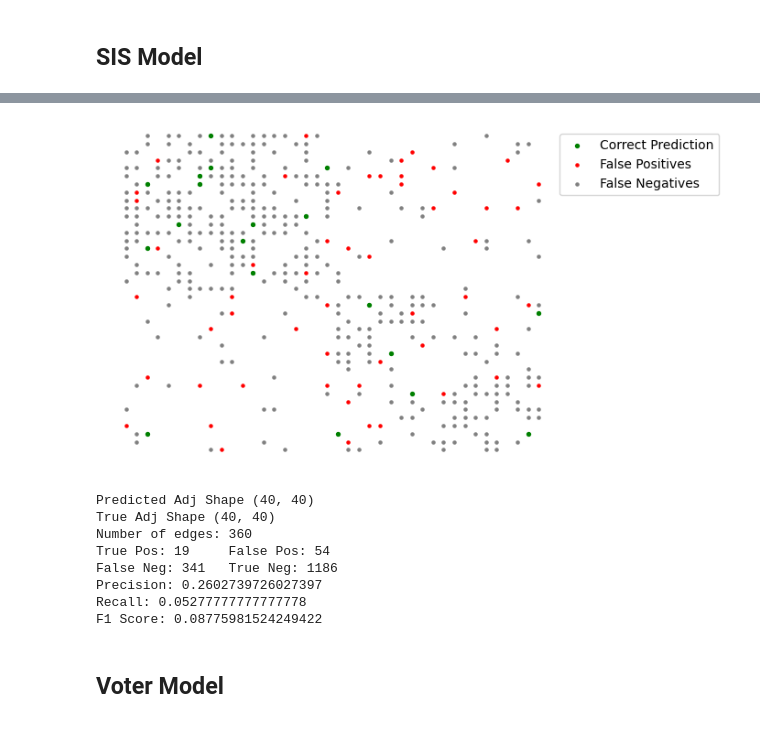
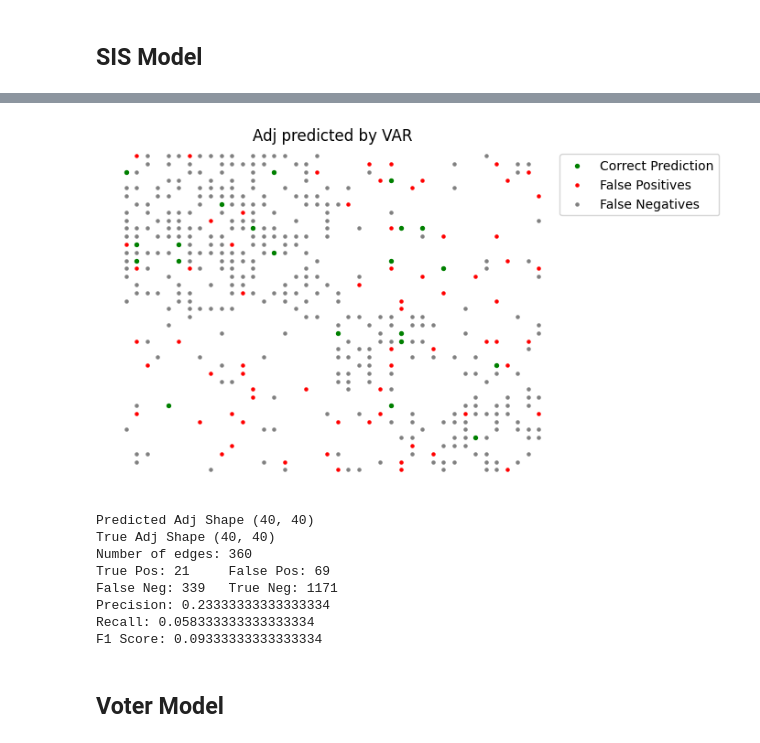
Before and after one commit to djpasseyjr/graphinference, a Jupyter notebook: Notebooks/Jupyter/NetrdModels.ipynb, the cells around one changed output, grey strips where cells are left out. Drawn from its saved outputs; the diff is of its cells as text; code cells hidden in the pictures.

```diff
--- a/Notebooks/Jupyter/NetrdModels.ipynb
+++ b/Notebooks/Jupyter/NetrdModels.ipynb
@@ -250,20 +262,19 @@ plt.show()
 # %%
 sis_ts = X
 predicted_adj = inference_methods.vector_autoregression(sis_ts, np.sum(adj))
 
-
-metrics.compare_adj_plot(adj, predicted_adj, title="Adj predicted by Corrected Lagged Correlation")
-metrics.compare_adj_f1_score(adj, predicted_adj, verbose=True)
+metrics.compare_adj_plot(adj, predicted_adj, title="Adj predicted by VAR")
+_ = metrics.compare_adj_f1_score(adj, predicted_adj, verbose=True)
 # %% [output]
-[figure, old version]
+[figure, new version]
 Predicted Adj Shape (40, 40)
 True Adj Shape (40, 40)
 Number of edges: 360
-True Pos: 19     False Pos: 54
-False Neg: 341   True Neg: 1186
-Precision: 0.2602739726027397
-Recall: 0.05277777777777778
-F1 Score: 0.08775981524249422
+True Pos: 21     False Pos: 69
+False Neg: 339   True Neg: 1171
+Precision: 0.23333333333333334
+Recall: 0.058333333333333334
+F1 Score: 0.09333333333333334
 # %% [markdown]
 ## Voter Model
 # %%
```
Also changed, not shown: parts of 11 cells of this notebook, 4 other files.
